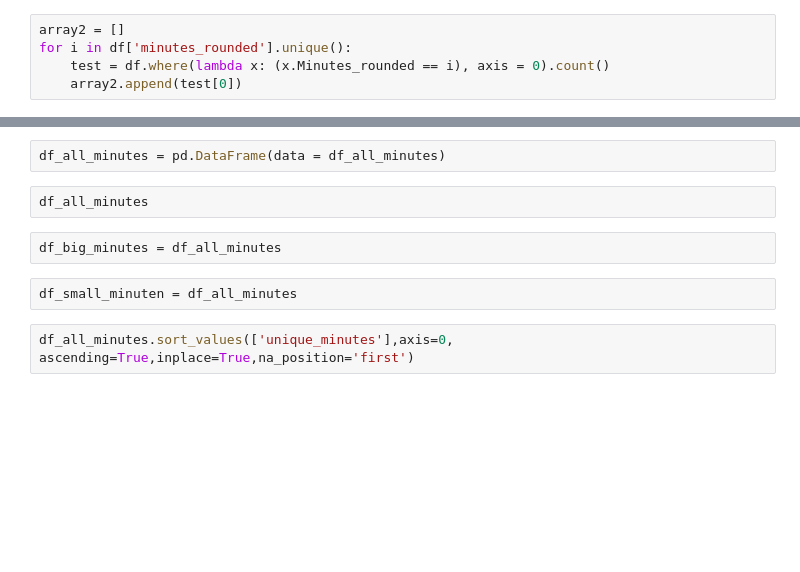
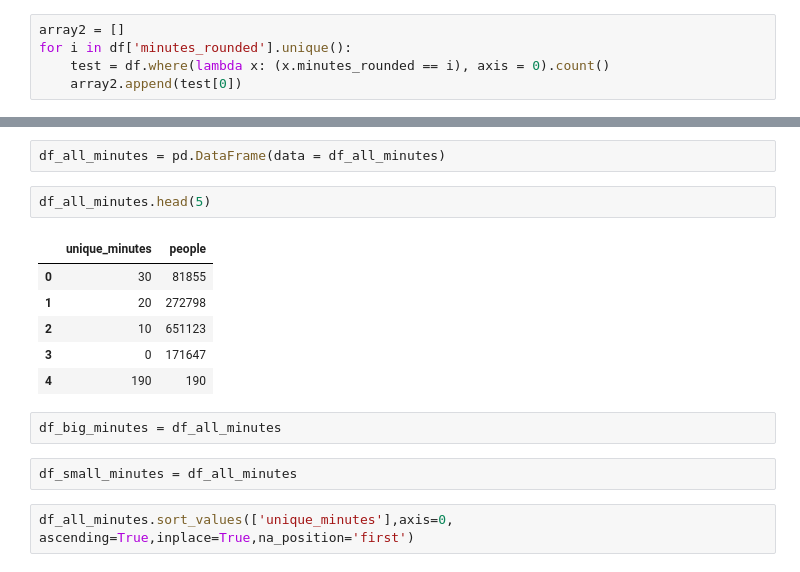
Before and after one commit to renefreitag/Data_Vipers, a Jupyter notebook: CBA/OMNI_BOOK.ipynb, the cells around one changed output, grey strips where cells are left out. Drawn from its saved outputs; the diff is of its cells as text; blank space fills up the shorter version.

```diff
--- a/CBA/OMNI_BOOK.ipynb
+++ b/CBA/OMNI_BOOK.ipynb
@@ -480,7 +508,7 @@ The second Array we are creating now is used for the the amount of people.
 # %%
 array2 = []
 for i in df['minutes_rounded'].unique():
-    test = df.where(lambda x: (x.Minutes_rounded == i), axis = 0).count()
+    test = df.where(lambda x: (x.minutes_rounded == i), axis = 0).count()
     array2.append(test[0])
 # %% [markdown]
 Since we don't need the Minutes and Minutes_rounded column anymore, we can drop it.
@@ -503,11 +531,18 @@ df_all_minutes = {'unique_minutes':[array[0],array[1],array[2],array[3],array[4]
 # %%
 df_all_minutes = pd.DataFrame(data = df_all_minutes)
 # %%
-df_all_minutes
+df_all_minutes.head(5)
+# %% [output]
+|  | unique_minutes | people |
+| 0 | 30 | 81855 |
+| 1 | 20 | 272798 |
+| 2 | 10 | 651123 |
+| 3 | 0 | 171647 |
+| 4 | 190 | 190 |
 # %%
 df_big_minutes = df_all_minutes
 # %%
-df_small_minuten = df_all_minutes
+df_small_minutes = df_all_minutes
 # %%
 df_all_minutes.sort_values(['unique_minutes'],axis=0, ascending=True,inplace=True,na_position='first')
 # %%
```
Also changed, not shown: parts of 30 cells of this notebook, 1 other file.
